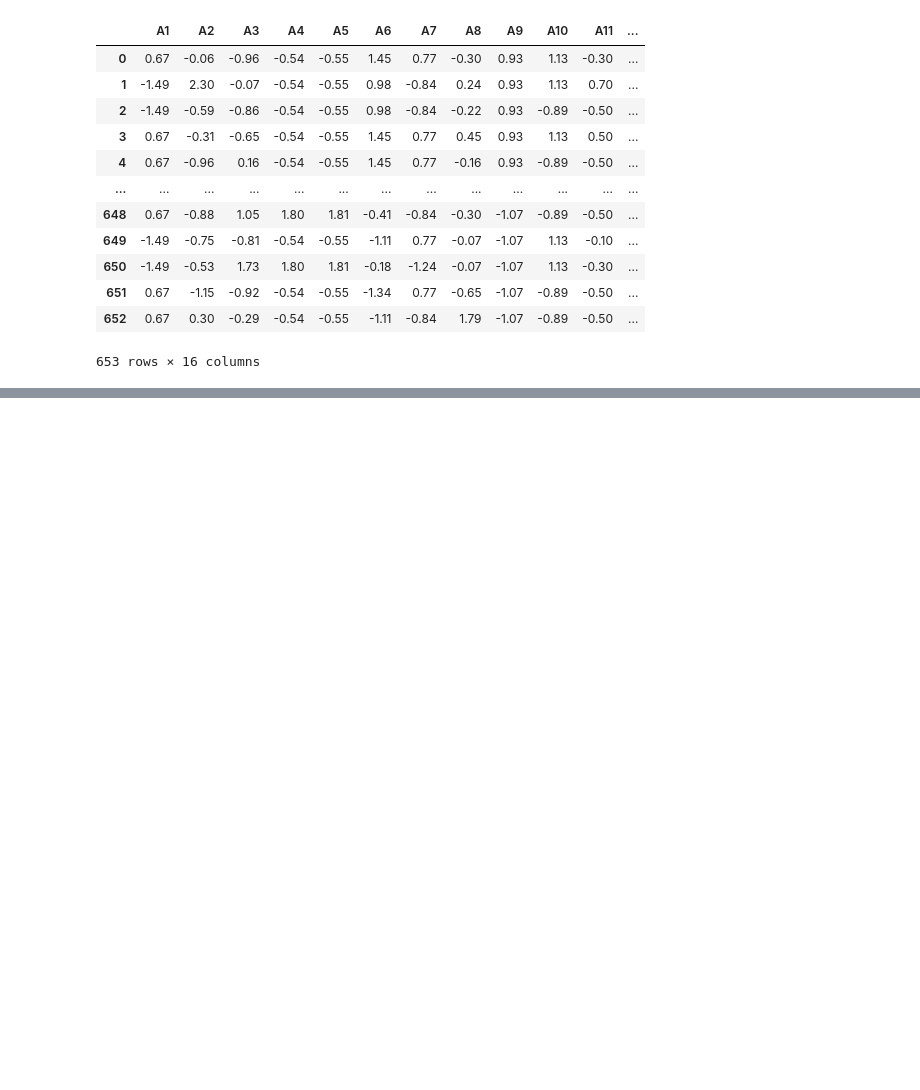
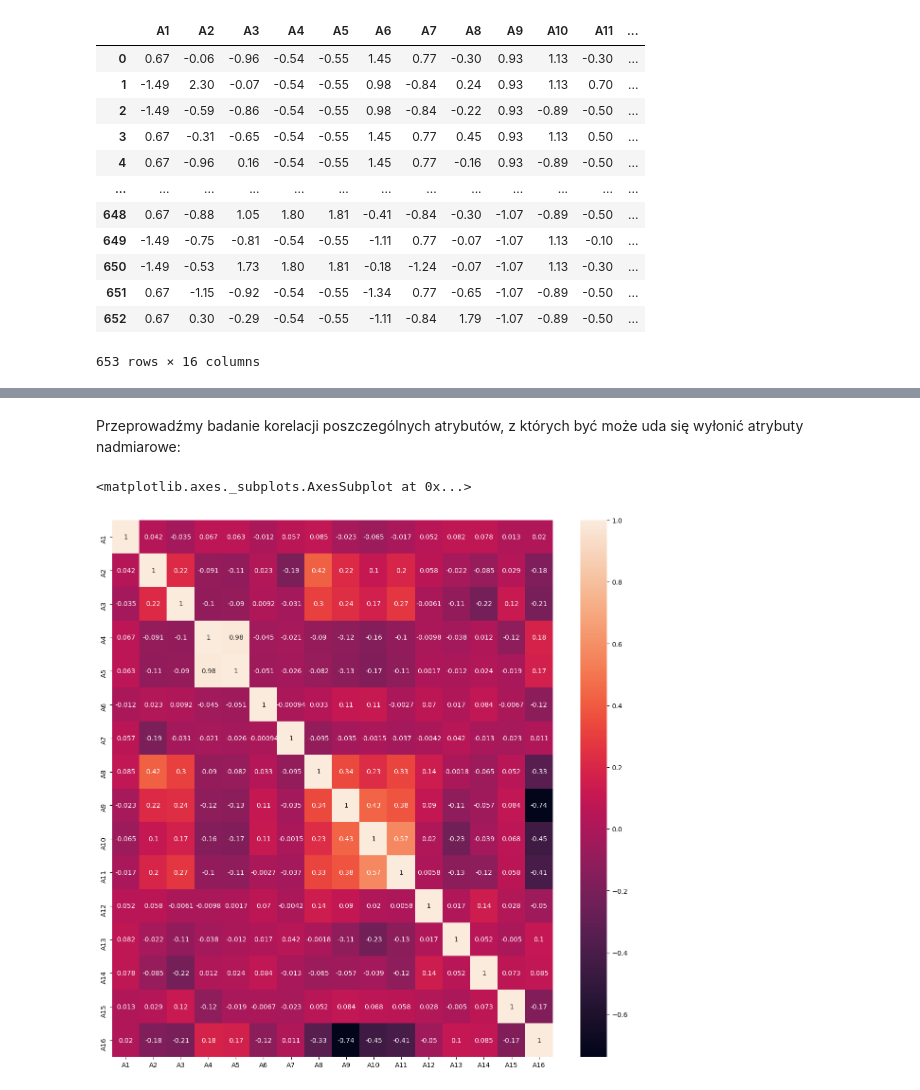
Before and after one commit to KamilSztandur/CreditApprovingBinaryClassifier, a Jupyter notebook: Solution.ipynb, the cells around one changed output, grey strips where cells are left out. Cells and saved outputs as stored; diff of their text form; code cells hidden in the pictures; blank space fills up the shorter version.

```diff
--- a/Solution.ipynb
+++ b/Solution.ipynb
@@ -174,0 +326,12 @@ Accuracy:  0.8520408163265306
+# %% [markdown]
+Przeprowadźmy badanie korelacji poszczególnych atrybutów, z których być może uda się wyłonić atrybuty nadmiarowe:
+# %%
+# Budowa macierzy korelacji atrybutów
+dataCorr = data.corr()
+
+# Wyświetlenie macierzy korelacji
+plt.figure(figsize = (15,15), dpi = 100)
+sns.heatmap(dataCorr, annot = dataCorr)
+# %% [output]
+<matplotlib.axes._subplots.AxesSubplot at 0x...>
+[figure, added]
```
Also changed, not shown: parts of 43 cells of this notebook.
